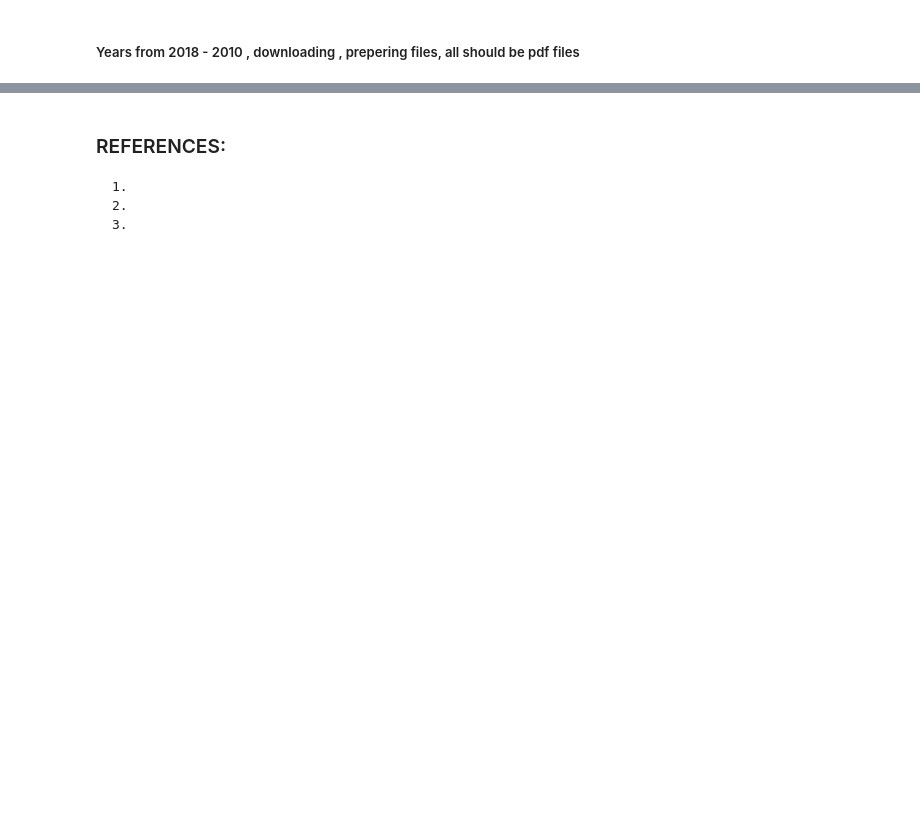
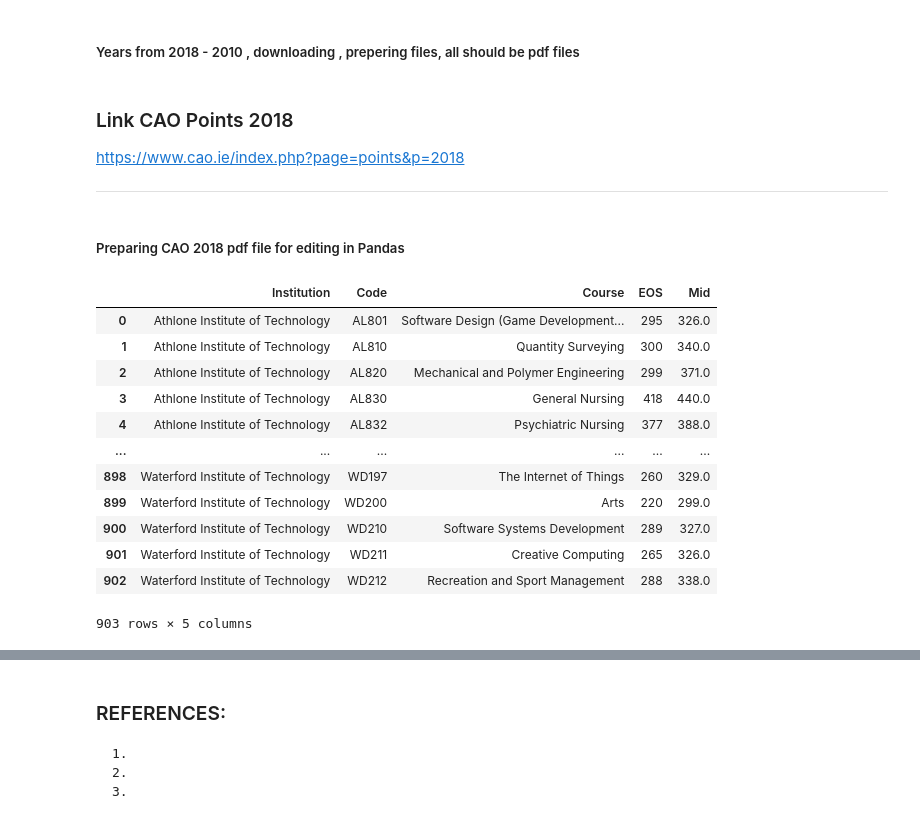
Before and after one commit to DracoNibilis/CAO_Points_Analysis, a Jupyter notebook: cao.ipynb, the cells around one changed output, grey strips where cells are left out. Drawn from its saved outputs; the diff is of its cells as text; code cells hidden in the pictures; blank space fills up the shorter version.

```diff
--- a/cao.ipynb
+++ b/cao.ipynb
@@ -252,2 +260,26 @@ df2019.head()
 # %% [markdown]
 ##### Years from 2018 - 2010 , downloading , prepering files, all should be pdf files
+# %% [markdown]
+### Link CAO Points 2018
+https://www.cao.ie/index.php?page=points&p=2018
+***
+# %% [markdown]
+##### Preparing CAO 2018 pdf file for editing in Pandas
+# %%
+# Read CAO Points 2018 edited from csv (tsv) file to pandas
+df2018 = pd.read_csv("data/CAO2018_20211115_edited.csv", sep="\t")
+df2018
+# %% [output]
+|  | Institution | Code | Course | EOS | Mid |
+| 0 | Athlone Institute of Technology | AL801 | Software Design (Game Development... | 295 | 326.0 |
+| 1 | Athlone Institute of Technology | AL810 | Quantity Surveying | 300 | 340.0 |
+| 2 | Athlone Institute of Technology | AL820 | Mechanical and Polymer Engineering | 299 | 371.0 |
+| 3 | Athlone Institute of Technology | AL830 | General Nursing | 418 | 440.0 |
+| 4 | Athlone Institute of Technology | AL832 | Psychiatric Nursing | 377 | 388.0 |
+| ... | ... | ... | ... | ... | ... |
+| 898 | Waterford Institute of Technology | WD197 | The Internet of Things | 260 | 329.0 |
+| 899 | Waterford Institute of Technology | WD200 | Arts | 220 | 299.0 |
+| 900 | Waterford Institute of Technology | WD210 | Software Systems Development | 289 | 327.0 |
+| 901 | Waterford Institute of Technology | WD211 | Creative Computing | 265 | 326.0 |
+| 902 | Waterford Institute of Technology | WD212 | Recreation and Sport Management | 288 | 338.0 |
+903 rows × 5 columns
```
Also changed, not shown: parts of 25 cells of this notebook, 24 other files.
